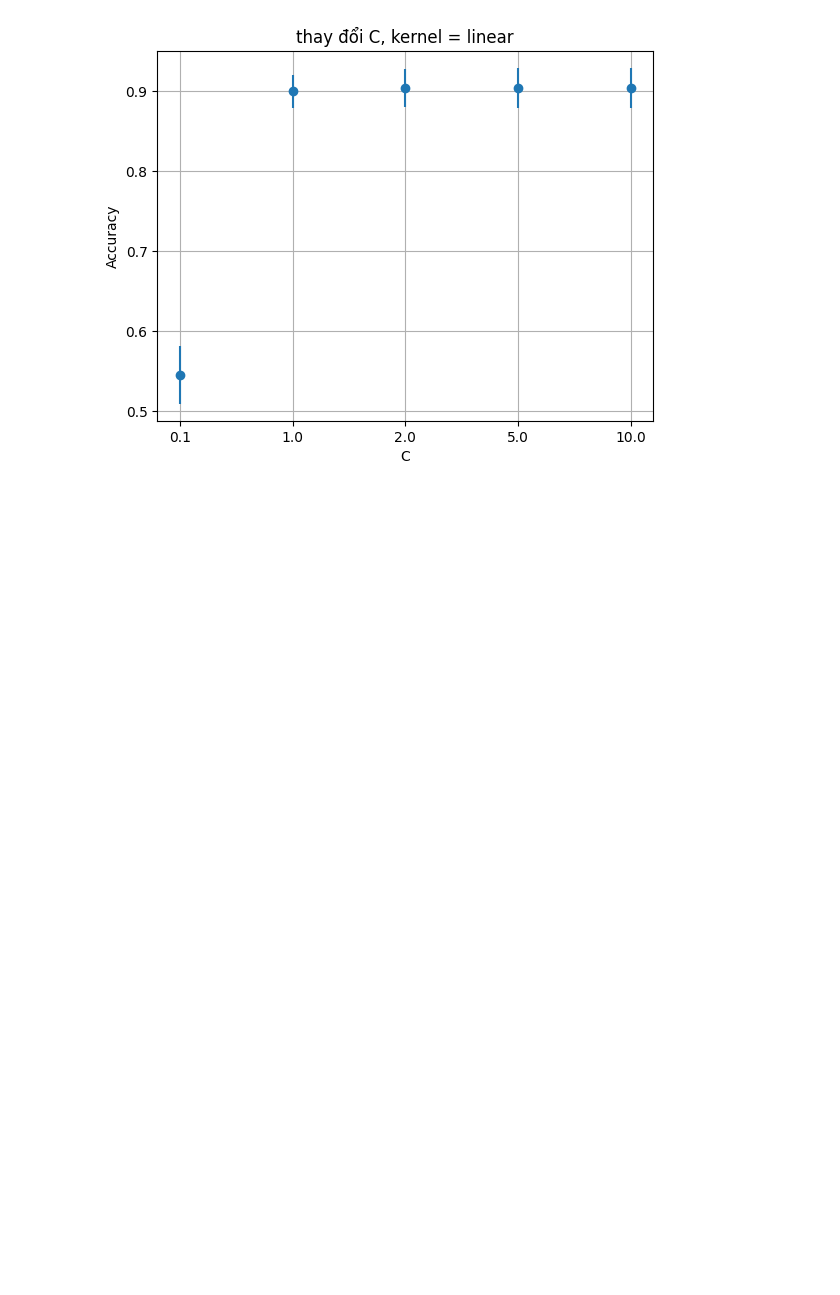
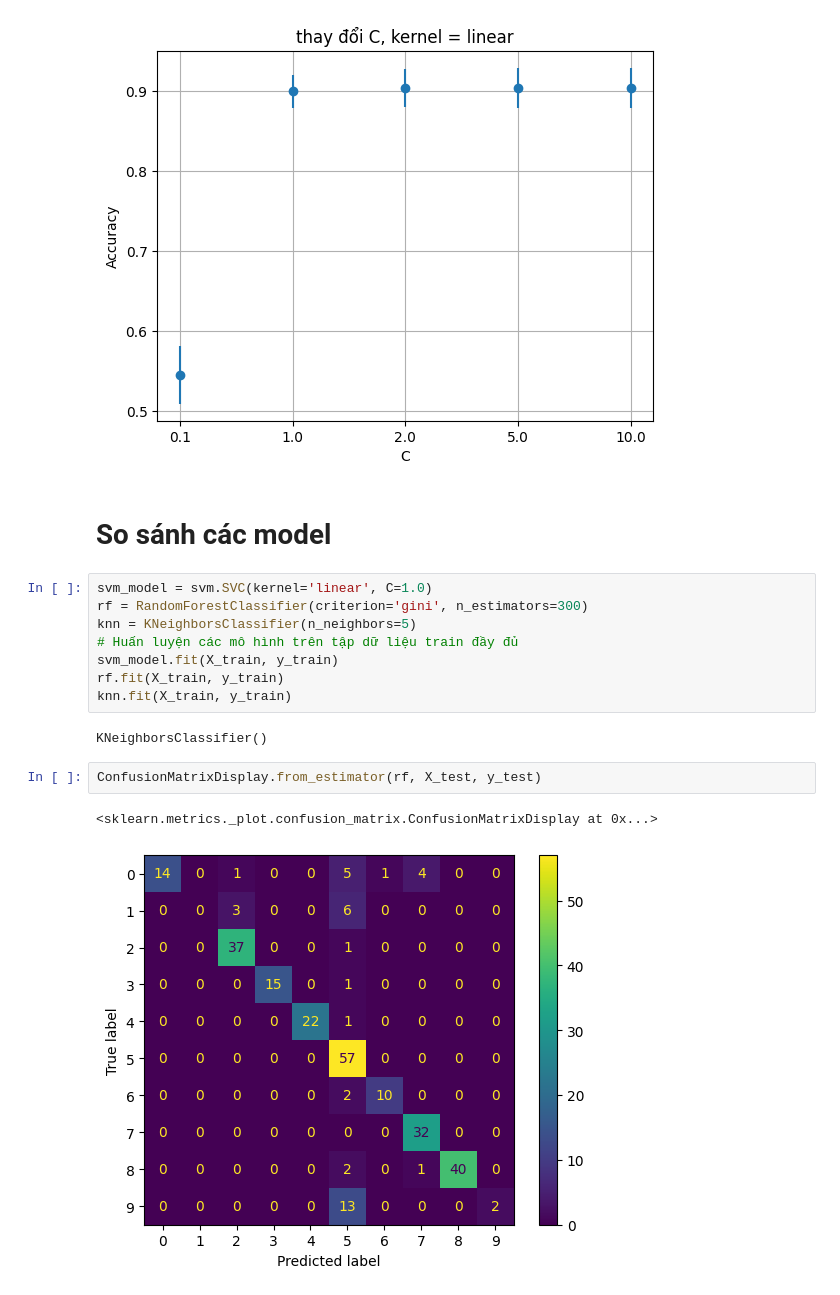
Before and after one commit to hqcfmlno1/Weekly_Hw_GR1, a Jupyter notebook: ex8.ipynb, the cells around one changed output. Drawn from its saved outputs; the diff is of its cells as text; blank space fills up the shorter version.

```diff
--- a/ex8.ipynb
+++ b/ex8.ipynb
@@ -208,3 +209,20 @@ plt.savefig(os.path.join(image_dir,'svm_change_C.png'), bbox_inches='tight')
 plt.show()
 # %% [output]
 [figure]
+# %% [markdown]
+# So sánh các model
+# %%
+svm_model = svm.SVC(kernel='linear', C=1.0)
+rf = RandomForestClassifier(criterion='gini', n_estimators=300)
+knn = KNeighborsClassifier(n_neighbors=5)
+# Huấn luyện các mô hình trên tập dữ liệu train đầy đủ
+svm_model.fit(X_train, y_train)
+rf.fit(X_train, y_train)
+knn.fit(X_train, y_train)
+# %% [output]
+KNeighborsClassifier()
+# %%
+ConfusionMatrixDisplay.from_estimator(rf, X_test, y_test)
+# %% [output]
+<sklearn.metrics._plot.confusion_matrix.ConfusionMatrixDisplay at 0x...>
+[figure, added]
```
Also changed, not shown: parts of 18 cells of this notebook, 4 other files.
